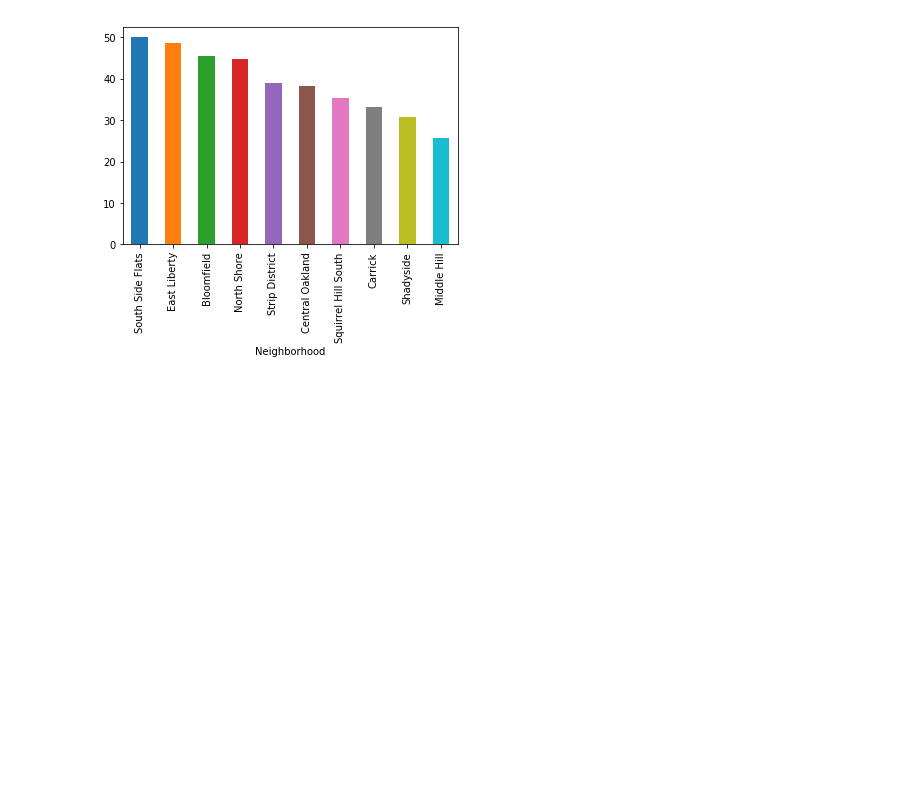
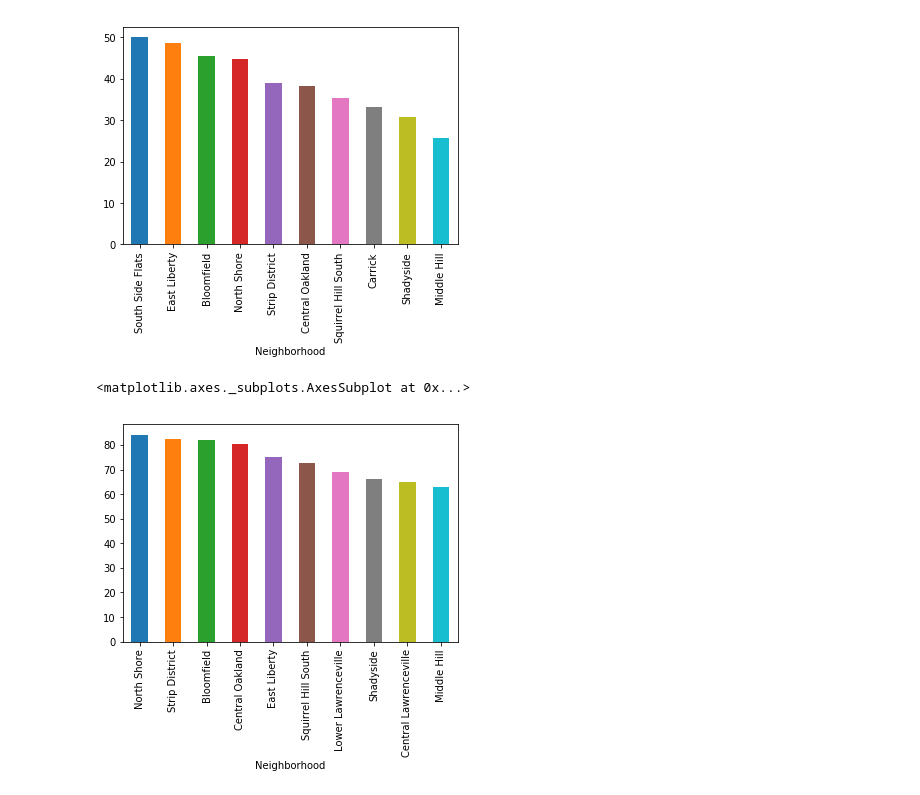
Before and after one commit to ty-com/big-ideas-final-project, a Jupyter notebook: main-EP.ipynb, the cells around one changed output. Cells and saved outputs as stored; diff of their text form; code cells hidden in the pictures; blank space fills up the shorter version.

```diff
--- a/main-EP.ipynb
+++ b/main-EP.ipynb
@@ -116,3 +116,14 @@ s.sort_values(ascending = False).iloc[0:10].plot('bar') #sorts the scores by low
 # %% [output]
 <matplotlib.axes._subplots.AxesSubplot at 0x...>
 [figure]
+# %%
+totalScores = scores
+for key in scores:
+    totalScores[key] = 50 + scoresBeauty[key] - scores[key]
+
+s = pd.Series(totalScores, name="Score")
+s.index.name = "Neighborhood"
+s.sort_values(ascending = False).iloc[0:10].plot('bar') #sorts the scores by lowest first, then plots the lowest 10 onto a bar graph
+# %% [output]
+<matplotlib.axes._subplots.AxesSubplot at 0x...>
+[figure, added]
```
